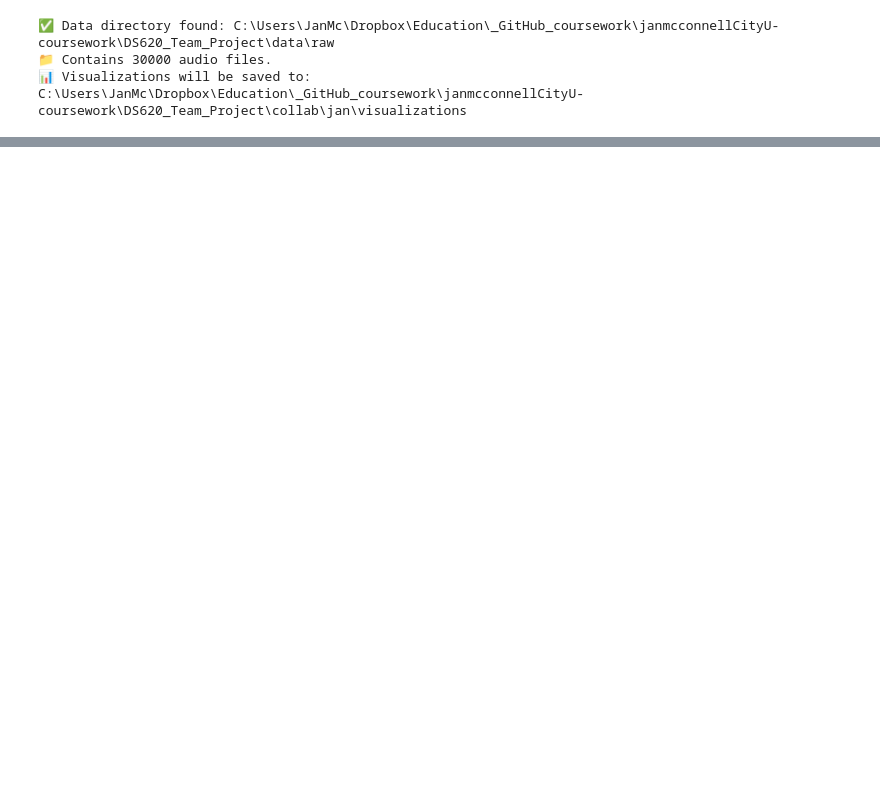
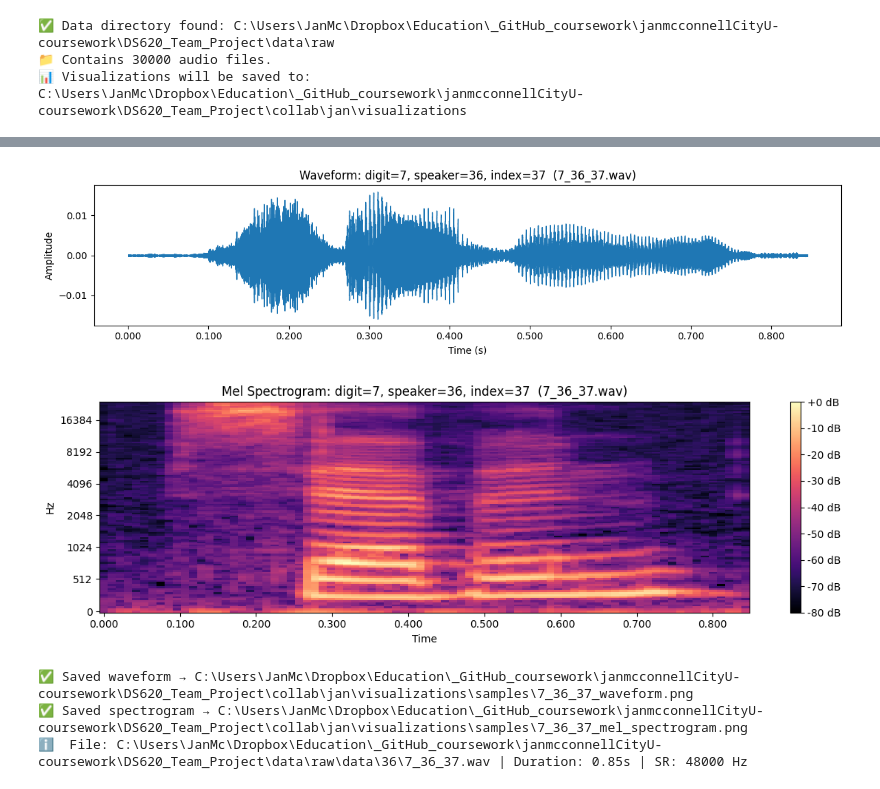
Before and after one commit to janmcconnellCityU/DS620_Team_Project, a Jupyter notebook: collab/jan/jan.ipynb, the cells around one changed output, grey strips where cells are left out. Cells and saved outputs as stored; diff of their text form; code cells hidden in the pictures; blank space fills up the shorter version.

```diff
--- a/collab/jan/jan.ipynb
+++ b/collab/jan/jan.ipynb
@@ -55,0 +104,75 @@ print(f"📊 Visualizations will be saved to: {VISUAL_DIR}")
+# %%
+# ==========================================================
+# Visualize & Save Waveform + Mel Spectrogram for 3 Samples
+# ==========================================================
+import random
+from pathlib import Path
+
+# Make a subfolder for these samples to keep things tidy
+SAMPLES_DIR = VISUAL_DIR / "samples"
+SAMPLES_DIR.mkdir(parents=True, exist_ok=True)
+
+def parse_filename(p: Path):
+    """
+    Parse filename of form '{digit}_{speakerID}_{index}.wav'
+    Returns (digit:int, speaker:str, index:int). Falls back
+    gracefully if the pattern is unexpected.
+    """
+    stem = p.stem  # e.g., '7_14_33'
+    parts = stem.split("_")
+    digit = parts[0] if len(parts) > 0 else "?"
+    speaker = parts[1] if len(parts) > 1 else "?"
+    index = parts[2] if len(parts) > 2 else "?"
+    # coerce to int when possible
+    try: digit = int(digit)
+    except: pass
+    try: index = int(index)
+    except: pass
+    return digit, str(speaker), index
+
+# Choose 3 distinct random files from the full list we built earlier
+# (wav_files was created in your directory-setup cell via DATA_DIR.rglob("*.wav"))
+assert len(wav_files) >= 3, "Need at least 3 audio files to sample."
+sample_paths = random.sample(wav_files, 3)
+
+print("=== Selected files ===")
+for i, p in enumerate(sample_paths, 1):
+    digit, speaker, idx = parse_filename(p)
+    print(f"{i}. {p}  |  digit={digit}, speaker={speaker}, index={idx}")
+print("======================\n")
+
+for p in sample_paths:
+    # -------- Load audio --------
+    y, sr = librosa.load(p, sr=None)  # keep native sample rate
+    duration = librosa.get_duration(y=y, sr=sr)
+    digit, speaker, idx = parse_filename(p)
+
+    # -------- Waveform (plot + save) --------
+    plt.figure(figsize=(12, 3))
+    librosa.display.waveshow(y, sr=sr)
+    plt.title(f"Waveform: digit={digit}, speaker={speaker}, index={idx}  ({p.name})")
+    plt.xlabel("Time (s)")
+    plt.ylabel("Amplitude")
+    plt.tight_layout()
+    wave_out = SAMPLES_DIR / f"{p.stem}_waveform.png"
+    plt.savefig(wave_out, dpi=150, bbox_inches="tight")
+    plt.show()
+
+    # -------- Mel Spectrogram (plot + save) --------
+    # Mel power spectrogram
+    S = librosa.feature.melspectrogram(y=y, sr=sr, n_mels=128, fmax=8000)
+    S_dB = librosa.power_to_db(S, ref=np.max)
+
+    plt.figure(figsize=(12, 3.8))
+    librosa.display.specshow(S_dB, sr=sr, x_axis="time", y_axis="mel", cmap="magma")
+    plt.colorbar(format="%+2.0f dB")
+    plt.title(f"Mel Spectrogram: digit={digit}, speaker={speaker}, index={idx}  ({p.name})")
+    plt.tight_layout()
+    spec_out = SAMPLES_DIR / f"{p.stem}_mel_spectrogram.png"
+    plt.savefig(spec_out, dpi=150, bbox_inches="tight")
+    plt.show()
+
+    print(f"✅ Saved waveform → {wave_out}")
+    print(f"✅ Saved spectrogram → {spec_out}")
+    print(f"ℹ️  File: {p} | Duration: {duration:.2f}s | SR: {sr} Hz\n")
+# %% [output]
@@ -55,0 +184,5 @@ print(f"📊 Visualizations will be saved to: {VISUAL_DIR}")
+[figure, added]
+[figure, added]
+✅ Saved waveform → C:\Users\JanMc\Dropbox\Education\_GitHub_coursework\janmcconnellCityU-coursework\DS620_Team_Project\collab\jan\visualizations\samples\7_36_37_waveform.png
+✅ Saved spectrogram → C:\Users\JanMc\Dropbox\Education\_GitHub_coursework\janmcconnellCityU-coursework\DS620_Team_Project\collab\jan\visualizations\samples\7_36_37_mel_spectrogram.png
+ℹ️  File: C:\Users\JanMc\Dropbox\Education\_GitHub_coursework\janmcconnellCityU-coursework\DS620_Team_Project\data\raw\data\36\7_36_37.wav | Duration: 0.85s | SR: 48000 Hz
```
Also changed, not shown: parts of 3 cells of this notebook, 8 other files.
